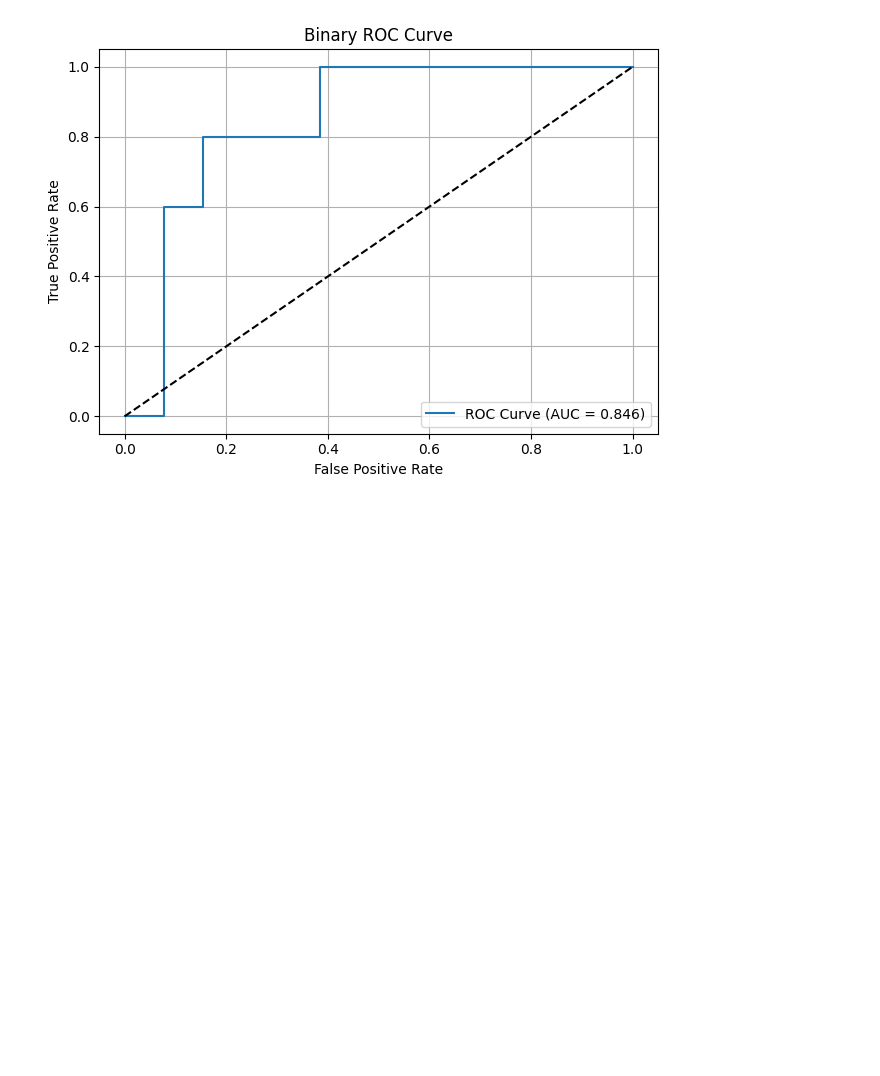
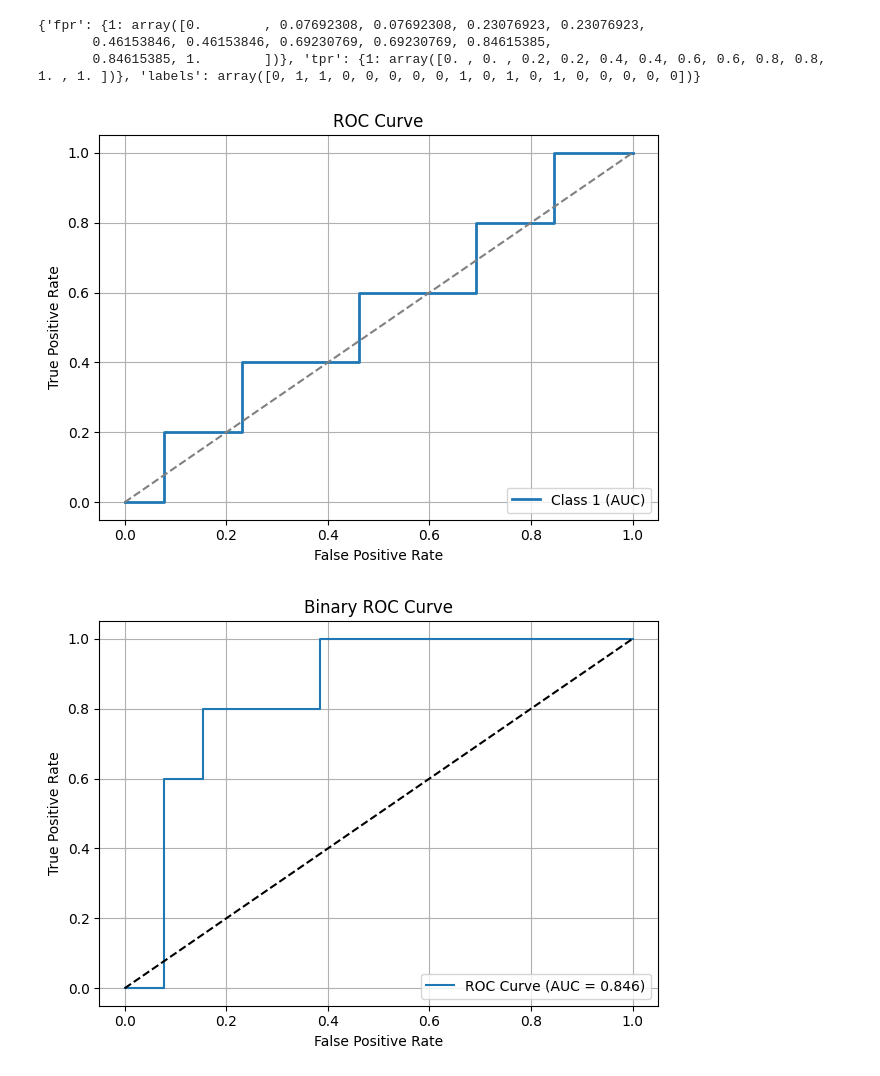
Before and after one commit to RavenGan/FinetuneEmbed, a Jupyter notebook: main/TrainEvalTest_text_MultiMod/multimod/plot_roc.ipynb, the cells around one changed output. Drawn from its saved outputs; the diff is of its cells as text; code cells hidden in the pictures; blank space fills up the shorter version.

```diff
--- a/main/TrainEvalTest_text_MultiMod/multimod/plot_roc.ipynb
+++ b/main/TrainEvalTest_text_MultiMod/multimod/plot_roc.ipynb
@@ -9,9 +9,28 @@ os.chdir('/Users/david/Desktop/FinetuneEmbed')
 # os.chdir('/afs/crc.nd.edu/group/StatDataMine/dm011/Dailin_Gan/FinetuneEmbed')
 import pickle
 
-with open("./res/2025_0525/long_vs_shortTF/NoInstruct-small-Embedding-v0/random_state_41/LR_CV_roc_data.pkl", "rb") as f:
+with open("./res/2025_0528/Gene_Text/biobert-base-cased-v1.1/LongShortTF/ROC_curve_41.pkl", "rb") as f:
     roc_data = pickle.load(f)
-
-y_test_bin = roc_data['y_test_bin']
-y_test_proba = roc_data['y_test_proba']
-classes = roc_data['classes']
+print(roc_data)
+# %% [output]
+{'fpr': {1: array([0.        , 0.07692308, 0.07692308, 0.23076923, 0.23076923,
+       0.46153846, 0.46153846, 0.69230769, 0.69230769, 0.84615385,
+       0.84615385, 1.        ])}, 'tpr': {1: array([0. , 0. , 0.2, 0.2, 0.4, 0.4, 0.6, 0.6, 0.8, 0.8, 1. , 1. ])}, 'labels': array([0, 1, 1, 0, 0, 0, 0, 0, 1, 0, 1, 0, 1, 0, 0, 0, 0, 0])}
+# %%
+import matplotlib.pyplot as plt
+fpr = roc_data["fpr"][1]
+tpr = roc_data["tpr"][1]
+
+# Plot ROC curve
+plt.figure()
+plt.plot(fpr, tpr, label='Class 1 (AUC)', linewidth=2)
+plt.plot([0, 1], [0, 1], linestyle='--', color='gray')  # Diagonal line
+plt.xlabel('False Positive Rate')
+plt.ylabel('True Positive Rate')
+plt.title('ROC Curve')
+plt.legend(loc='lower right')
+plt.grid(True)
+plt.tight_layout()
+plt.show()
+# %% [output]
+[figure, added]
```
Also changed, not shown: parts of 1 cell of this notebook, 19 other files.
